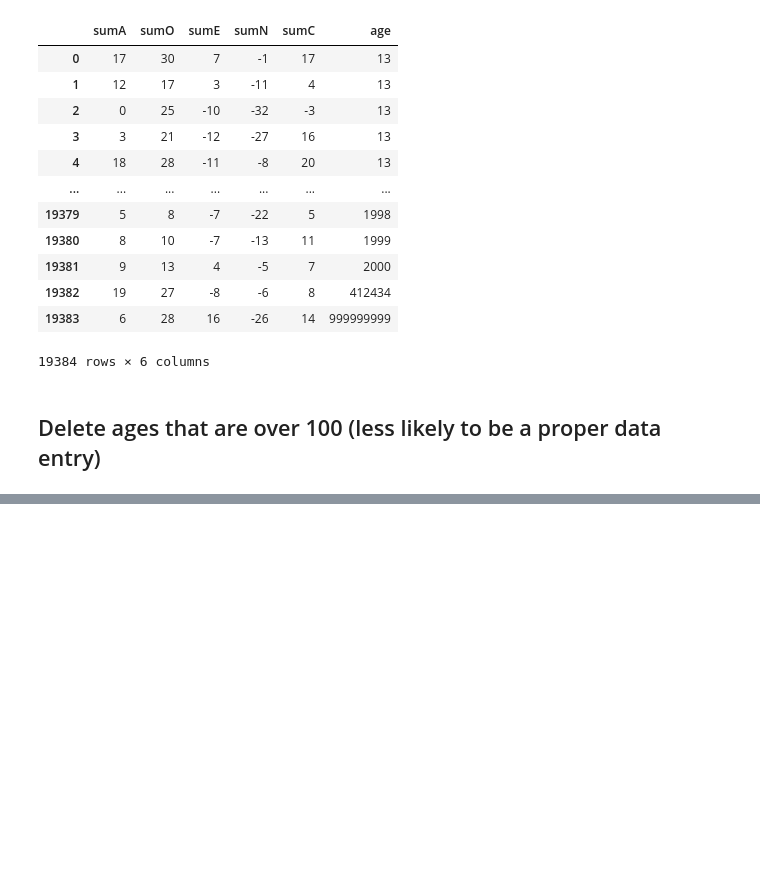
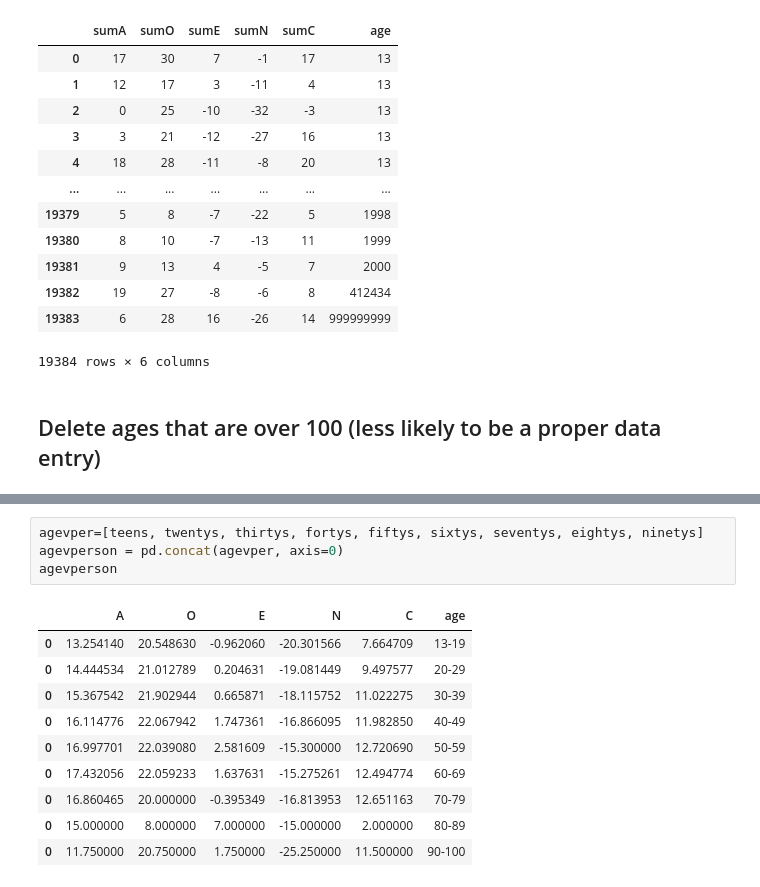
Before and after one commit to ubco-W2022T1-cosc301/project-group23, a Jupyter notebook: notebooks/analysis1.ipynb, the cells around one changed output, grey strips where cells are left out. Cells and saved outputs as stored; diff of their text form; blank space fills up the shorter version.

```diff
--- a/notebooks/analysis1.ipynb
+++ b/notebooks/analysis1.ipynb
@@ -548,0 +722,15 @@ usableData
+# %%
+agevper=[teens, twentys, thirtys, fortys, fiftys, sixtys, seventys, eightys, ninetys]
+agevperson = pd.concat(agevper, axis=0)
+agevperson
+# %% [output]
+|  | A | O | E | N | C | age |
+| 0 | 13.254140 | 20.548630 | -0.962060 | -20.301566 | 7.664709 | 13-19 |
+| 0 | 14.444534 | 21.012789 | 0.204631 | -19.081449 | 9.497577 | 20-29 |
+| 0 | 15.367542 | 21.902944 | 0.665871 | -18.115752 | 11.022275 | 30-39 |
+| 0 | 16.114776 | 22.067942 | 1.747361 | -16.866095 | 11.982850 | 40-49 |
+| 0 | 16.997701 | 22.039080 | 2.581609 | -15.300000 | 12.720690 | 50-59 |
+| 0 | 17.432056 | 22.059233 | 1.637631 | -15.275261 | 12.494774 | 60-69 |
+| 0 | 16.860465 | 20.000000 | -0.395349 | -16.813953 | 12.651163 | 70-79 |
+| 0 | 15.000000 | 8.000000 | 7.000000 | -15.000000 | 2.000000 | 80-89 |
+| 0 | 11.750000 | 20.750000 | 1.750000 | -25.250000 | 11.500000 | 90-100 |
```
Also changed, not shown: parts of 9 cells of this notebook.
